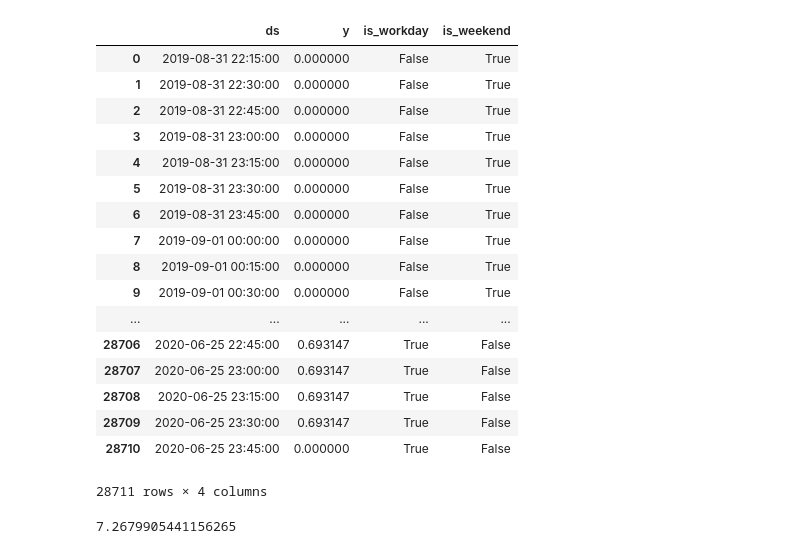
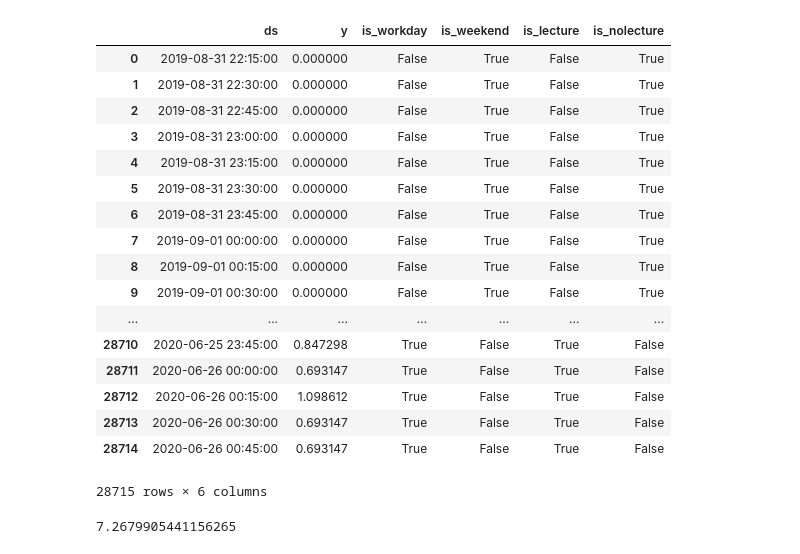
Before and after one commit to tgymnich/MensaForecast, a Jupyter notebook: forecast.ipynb, the cells around one changed output. Cells and saved outputs as stored; diff of their text form; code cells hidden in the pictures.

```diff
--- a/forecast.ipynb
+++ b/forecast.ipynb
@@ -41,28 +38,43 @@ def is_workday(ds):
+# %%
+def is_workday(ds):
+    return ds.dayofweek < 5
+def is_lecture(ds):
+    t = ds.timestamp()
+    semesters = [
+        [pd.Timestamp(2019, 10, 14), pd.Timestamp(2020, 2, 7)],
+        [pd.Timestamp(2020, 4, 20), pd.Timestamp(2020, 8, 7)]
+    ]
+    for s in semesters:
+        if s[0].timestamp() <= t and t <= s[1].timestamp():
+            return True
+    return False
 # %%
 df["ds"] = pd.to_datetime(df["ds"],unit='s')
 df["y"] = np.log(df["y"]+1)
 df["is_workday"] = df["ds"].apply(is_workday)
 df["is_weekend"] = -df["ds"].apply(is_workday)
+df["is_lecture"] = df["ds"].apply(is_lecture)
+df["is_nolecture"] = -df["ds"].apply(is_lecture)
 df
 # %% [output]
-|  | ds | y | is_workday | is_weekend |
-| 0 | 2019-08-31 22:15:00 | 0.000000 | False | True |
-| 1 | 2019-08-31 22:30:00 | 0.000000 | False | True |
-| 2 | 2019-08-31 22:45:00 | 0.000000 | False | True |
-| 3 | 2019-08-31 23:00:00 | 0.000000 | False | True |
-| 4 | 2019-08-31 23:15:00 | 0.000000 | False | True |
-| 5 | 2019-08-31 23:30:00 | 0.000000 | False | True |
-| 6 | 2019-08-31 23:45:00 | 0.000000 | False | True |
-| 7 | 2019-09-01 00:00:00 | 0.000000 | False | True |
-| 8 | 2019-09-01 00:15:00 | 0.000000 | False | True |
-| 9 | 2019-09-01 00:30:00 | 0.000000 | False | True |
-| ... | ... | ... | ... | ... |
-| 28706 | 2020-06-25 22:45:00 | 0.693147 | True | False |
-| 28707 | 2020-06-25 23:00:00 | 0.693147 | True | False |
-| 28708 | 2020-06-25 23:15:00 | 0.693147 | True | False |
-| 28709 | 2020-06-25 23:30:00 | 0.693147 | True | False |
-| 28710 | 2020-06-25 23:45:00 | 0.000000 | True | False |
+|  | ds | y | is_workday | is_weekend | is_lecture | is_nolecture |
+| 0 | 2019-08-31 22:15:00 | 0.000000 | False | True | False | True |
+| 1 | 2019-08-31 22:30:00 | 0.000000 | False | True | False | True |
+| 2 | 2019-08-31 22:45:00 | 0.000000 | False | True | False | True |
+| 3 | 2019-08-31 23:00:00 | 0.000000 | False | True | False | True |
+| 4 | 2019-08-31 23:15:00 | 0.000000 | False | True | False | True |
+| 5 | 2019-08-31 23:30:00 | 0.000000 | False | True | False | True |
+| 6 | 2019-08-31 23:45:00 | 0.000000 | False | True | False | True |
+| 7 | 2019-09-01 00:00:00 | 0.000000 | False | True | False | True |
+| 8 | 2019-09-01 00:15:00 | 0.000000 | False | True | False | True |
+| 9 | 2019-09-01 00:30:00 | 0.000000 | False | True | False | True |
+| ... | ... | ... | ... | ... | ... | ... |
+| 28710 | 2020-06-25 23:45:00 | 0.847298 | True | False | True | False |
+| 28711 | 2020-06-26 00:00:00 | 0.693147 | True | False | True | False |
+| 28712 | 2020-06-26 00:15:00 | 1.098612 | True | False | True | False |
+| 28713 | 2020-06-26 00:30:00 | 0.693147 | True | False | True | False |
+| 28714 | 2020-06-26 00:45:00 | 0.693147 | True | False | True | False |
-28711 rows × 4 columns
+28715 rows × 6 columns
 # %%
 max(df["y"])
 # %% [output]
```
Also changed, not shown: parts of 10 cells of this notebook.
